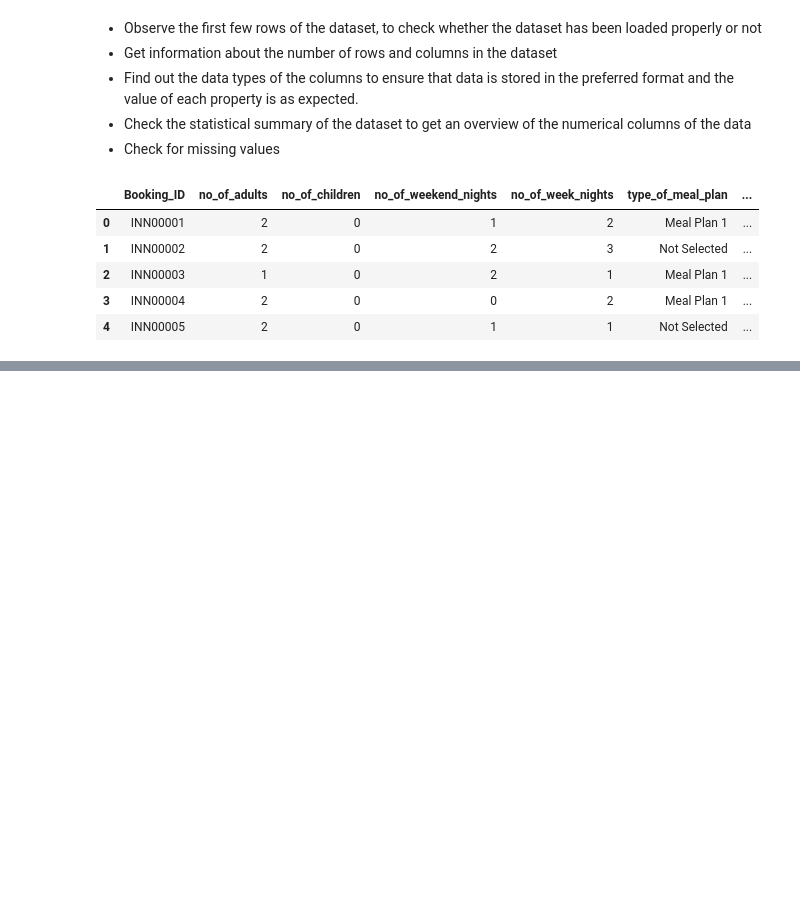
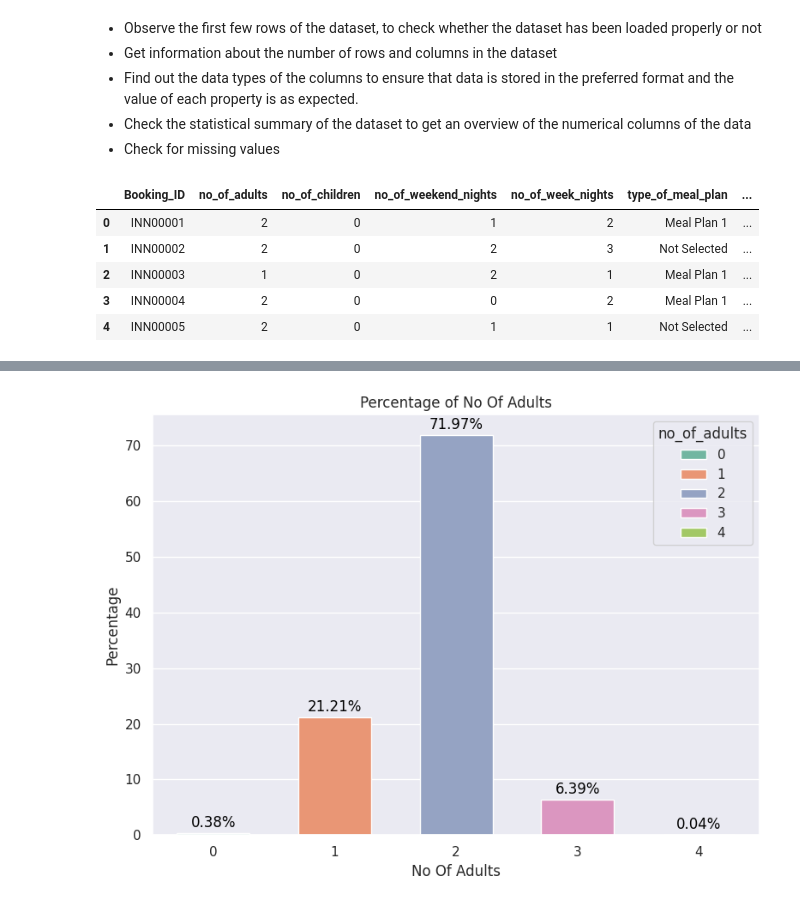
Before and after one commit to Rajesh2015/Credit-Card-Transaction-Sql-Analysis, a Jupyter notebook: inn_hotel_bookings_solution.ipynb, the cells around one changed output, grey strips where cells are left out. Saved outputs shown, nothing was run; the diff lists cells and outputs as text; code cells hidden in the pictures; blank space fills up the shorter version.

```diff
--- a/inn_hotel_bookings_solution.ipynb
+++ b/inn_hotel_bookings_solution.ipynb
@@ -95,0 +198,3 @@ df.head()
+# %%
+# Dropping booking id as it's just an id for booking does not have much significance
+df.drop('Booking_ID',axis=1,inplace=True)
@@ -95,0 +203,34 @@ df.head()
+# %%
+def plot_bar_chart_percentage(df, column_name, xlabel, colors, figsize=(8, 6), bar_width=0.6):
+    """
+    Plots the percentage distribution of a specified categorical column in a DataFrame.
+
+    Parameters:
+    - df: DataFrame containing the data.
+    - column_name: The name of the column to analyze.
+    - colors: List of colors for the bar plot.
+    - figsize: Tuple specifying the figure size.
+    - bar_width: Width of the bars in the bar plot.
+    """
+    # Calculate the percentage of each category in the specified column
+    percentages = df[column_name].value_counts(normalize=True) * 100
+    percentages = percentages.reset_index().rename(columns={ column_name: column_name, 'proportion': 'percent'})
+
+    # Increase figure size for better readability
+    plt.figure(figsize=figsize)
+
+    # Plot the bar plot with reduced bar width
+    sns.barplot(x=column_name, y='percent', data=percentages, palette=colors,hue=column_name, width=bar_width)
+
+    # Add percentage labels on top of the bars with a small vertical offset
+    for index, row in percentages.iterrows():
+        plt.text(row[column_name], row['percent'] + 1, f'{row.percent:.2f}%', color='black', ha="center")
+
+    # Set labels and title
+    plt.ylabel('Percentage')
+    plt.xlabel(xlabel)
+    plt.title(f'Percentage of {xlabel}')
+
+    # Show the plot
+    plt.tight_layout()  # Adjust layout to prevent overlapping
+    plt.show()
@@ -95,0 +478,5 @@ df.head()
+# %%
+# Percentage Of no of adults in bookings
+plot_bar_chart_percentage(df=df, column_name='no_of_adults',xlabel='No Of Adults', colors=colors[:5])
+# %% [output]
+[figure, added]
```
Also changed, not shown: parts of 22 cells of this notebook.
